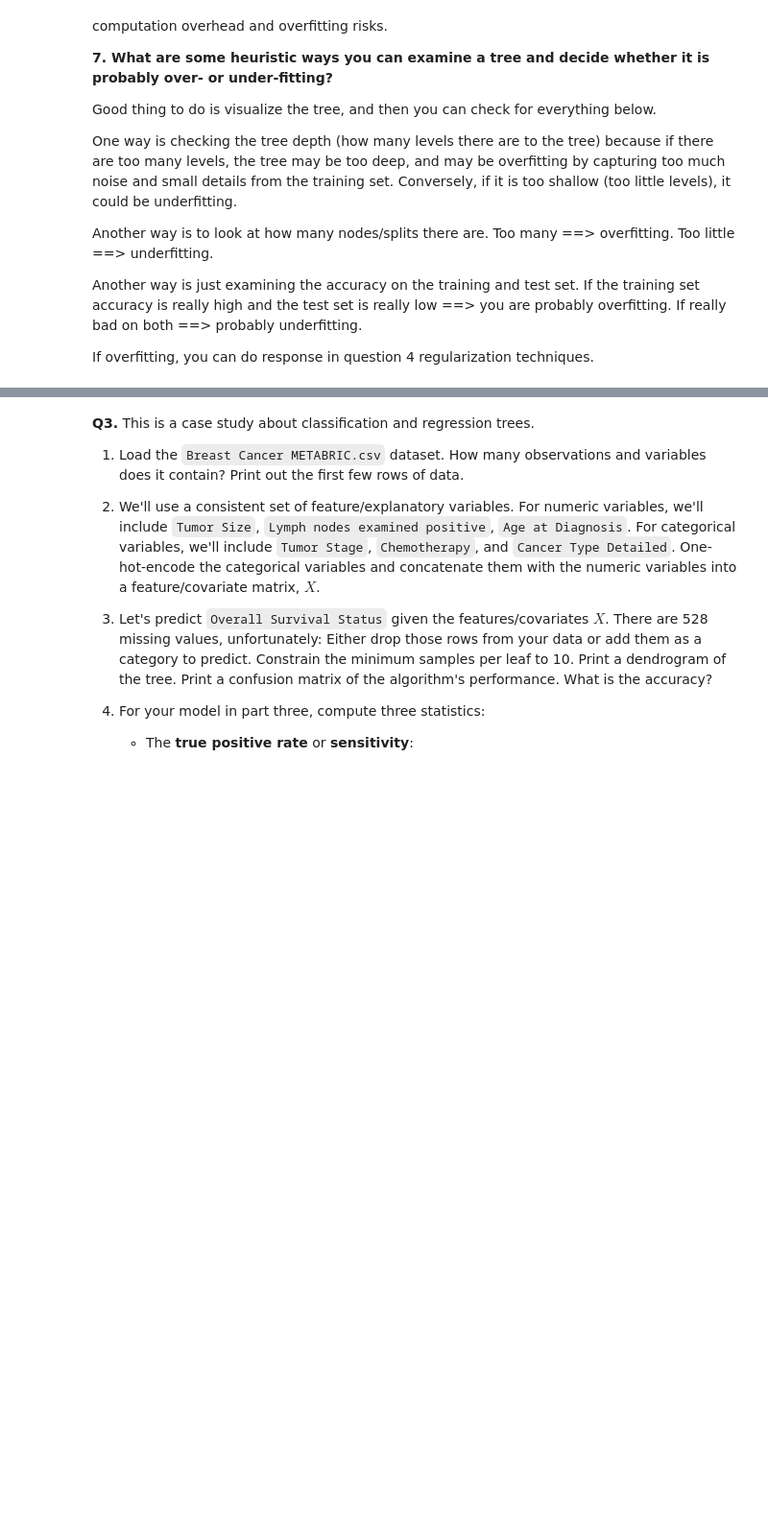
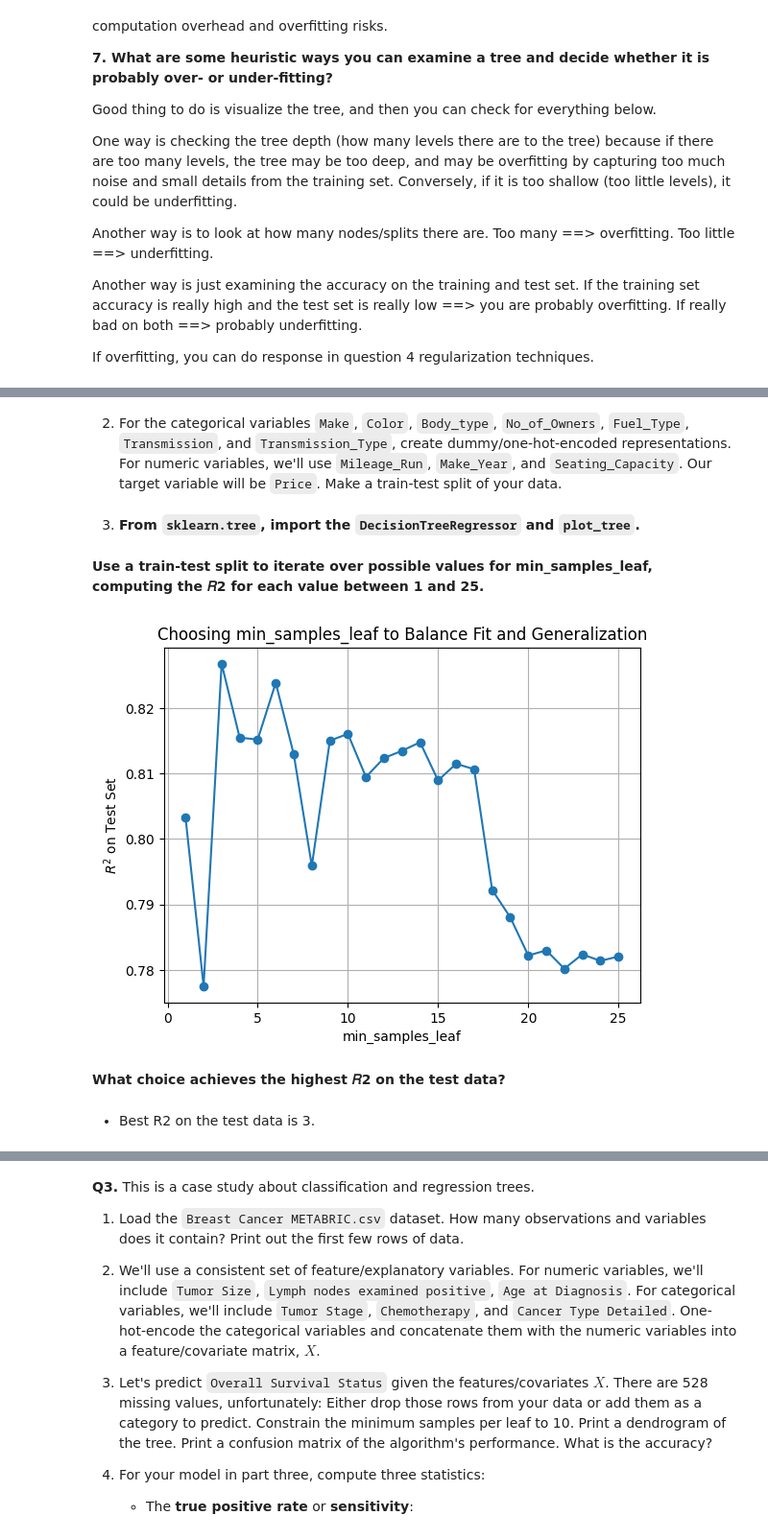
Before and after one commit to isaactabor21/trees, a Jupyter notebook: assignment/assignment.ipynb, the cells around one changed output, grey strips where cells are left out. Shown at 96% size. Drawn from its saved outputs; the diff is of its cells as text; code cells hidden in the pictures; blank space fills up the shorter version.

```diff
--- a/assignment/assignment.ipynb
+++ b/assignment/assignment.ipynb
@@ -67,0 +68,8 @@ If overfitting, you can do response in question 4 regularization techniques.
+# %%
+import pandas as pd
+cars = pd.read_csv("/content/trees/assignment/data/cars_hw.csv")
+# %%
+cars.info()
+cars.drop('Unnamed: 0', axis=1, inplace=True)
+cars.info()
+cars.columns
@@ -67,0 +111,17 @@ If overfitting, you can do response in question 4 regularization techniques.
+# %% [markdown]
+
+2. For the categorical variables `Make`, `Color`, `Body_type`, `No_of_Owners`, `Fuel_Type`, `Transmission`, and `Transmission_Type`, create dummy/one-hot-encoded representations. For numeric variables, we'll use `Mileage_Run`, `Make_Year`, and `Seating_Capacity`. Our target variable will be `Price`. Make a train-test split of your data.
+# %%
+categorical_variables = cars[['Make','Color','Body_Type','No_of_Owners','Fuel_Type','Transmission','Transmission_Type']]
+dummies = pd.get_dummies(categorical_variables,)
+numeric_vars = cars[['Mileage_Run','Make_Year','Seating_Capacity']]
+X = pd.concat([dummies, numeric_vars], axis=1)
+y = cars['Price']
+# %%
+from sklearn.model_selection import train_test_split
+X_train, X_test, y_train, y_test = train_test_split(X,y, # Feature and target variables
+                                                    test_size=.2, # Split the sample 80 train/ 20 test
+                                                                                              random_state=65) # For replication purposes
+# %% [markdown]
+
+3. **From `sklearn.tree`, import the `DecisionTreeRegressor` and `plot_tree`.**
@@ -67,0 +133,27 @@ If overfitting, you can do response in question 4 regularization techniques.
+# %% [markdown]
+**Use a train-test split to iterate over possible values for min_samples_leaf, computing the  𝑅2  for each value between 1 and 25.**
+# %%
+# Used ChatGPT for this part.
+r2_scores = []  # Store R^2 for each leaf size
+
+# Try min_samples_leaf from 1 to 25
+for leaf_size in range(1, 26):
+    model = DecisionTreeRegressor(min_samples_leaf=leaf_size, random_state=65)
+    model.fit(X_train, y_train)
+    y_pred = model.predict(X_test)
+    r2 = r2_score(y_test, y_pred)
+    r2_scores.append(r2)
+
+# Plot the results
+plt.plot(range(1, 26), r2_scores, marker='o')
+plt.xlabel('min_samples_leaf')
+plt.ylabel('$R^2$ on Test Set')
+plt.title('Choosing min_samples_leaf to Balance Fit and Generalization')
+plt.grid(True)
+plt.show()
+# %% [output]
+[figure, added]
+# %% [markdown]
+**What choice achieves the highest  𝑅2  on the test data?**
+# %% [markdown]
+* Best R2 on the test data is 3.
```
Also changed, not shown: parts of 21 cells of this notebook.
